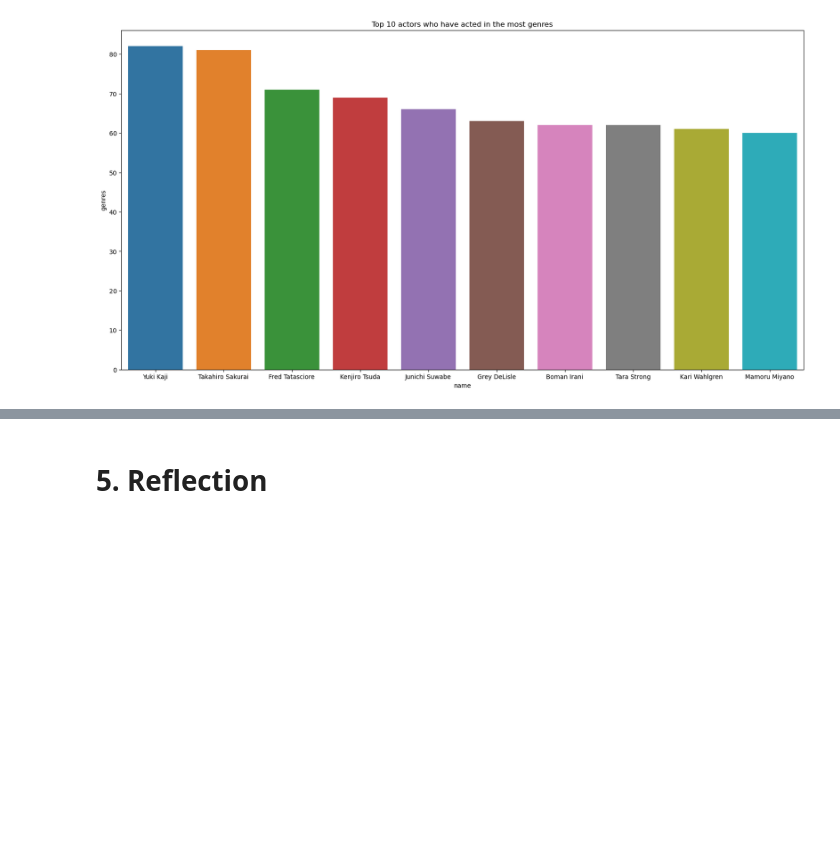
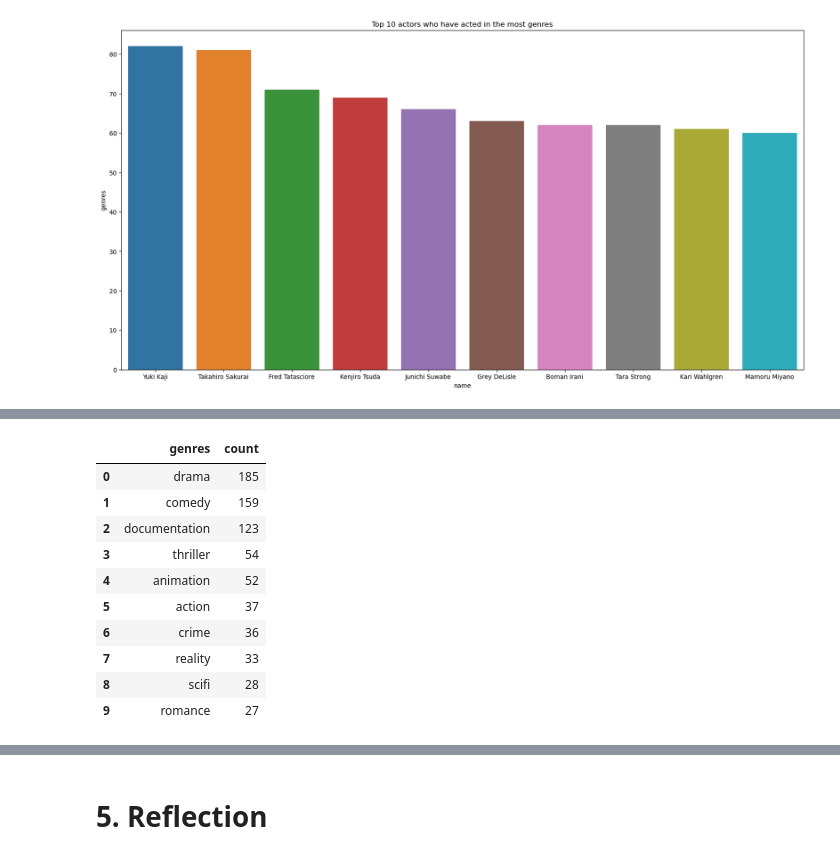
Before and after one commit to lephu13502/Movies-and-TV-Shows-Analysis, a Jupyter notebook: NetflixMoviesAndTVShows.ipynb, the cells around one changed output, grey strips where cells are left out. Cells and saved outputs as stored; diff of their text form; code cells hidden in the pictures; blank space fills up the shorter version.

```diff
--- a/NetflixMoviesAndTVShows.ipynb
+++ b/NetflixMoviesAndTVShows.ipynb
@@ -379,0 +440,19 @@ Text(0.5, 1.0, 'Top 10 actors who have acted in the most genres')
+# %%
+#find top 10 genres in 2020
+genres_release_year_2020_df = genres_release_year_df[genres_release_year_df['release_year'] == 2020]
+#count each genres in 2020
+genres_count_2020 = genres_release_year_2020_df['genres'].value_counts().reset_index()
+genres_count_2020.columns = ['genres', 'count']
+genres_count_2020.head(10)
+# %% [output]
+|  | genres | count |
+| 0 | drama | 185 |
+| 1 | comedy | 159 |
+| 2 | documentation | 123 |
+| 3 | thriller | 54 |
+| 4 | animation | 52 |
+| 5 | action | 37 |
+| 6 | crime | 36 |
+| 7 | reality | 33 |
+| 8 | scifi | 28 |
+| 9 | romance | 27 |
```
Also changed, not shown: parts of 29 cells of this notebook.
